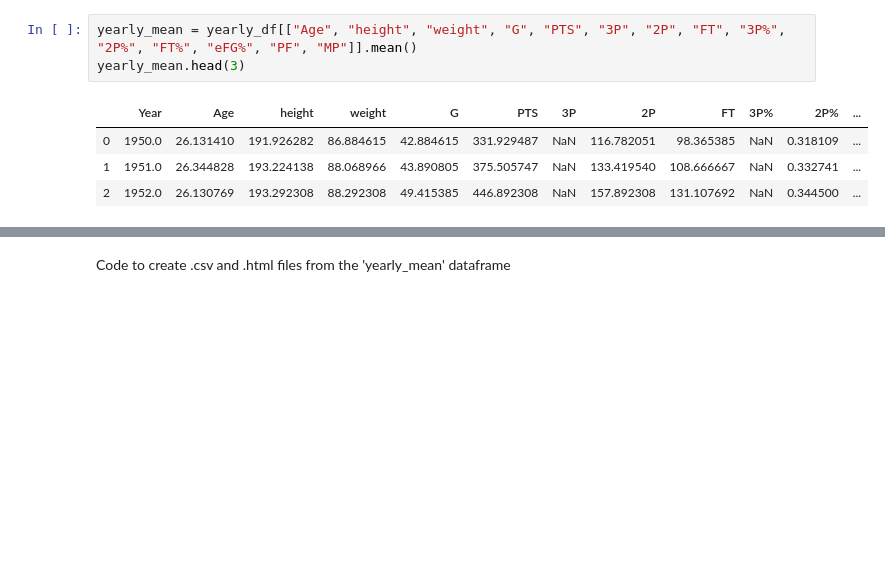
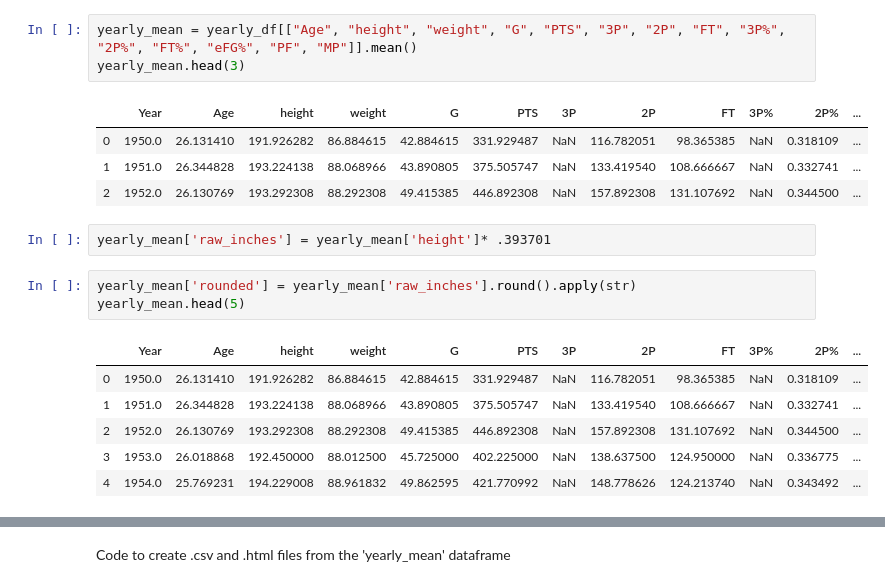
Before and after one commit to ErinMandell/Web-Design-Challenge, a Jupyter notebook: NBA_Seasons_Stats.ipynb, the cells around one changed output, grey strips where cells are left out. Saved outputs shown, nothing was run; the diff lists cells and outputs as text; blank space fills up the shorter version.

```diff
--- a/NBA_Seasons_Stats.ipynb
+++ b/NBA_Seasons_Stats.ipynb
@@ -199,3 +250,15 @@ yearly_mean.head(3)
 | 0 | 1950.0 | 26.131410 | 191.926282 | 86.884615 | 42.884615 | 331.929487 | NaN | 116.782051 | 98.365385 | NaN | 0.318109 | ... |
 | 1 | 1951.0 | 26.344828 | 193.224138 | 88.068966 | 43.890805 | 375.505747 | NaN | 133.419540 | 108.666667 | NaN | 0.332741 | ... |
 | 2 | 1952.0 | 26.130769 | 193.292308 | 88.292308 | 49.415385 | 446.892308 | NaN | 157.892308 | 131.107692 | NaN | 0.344500 | ... |
+# %%
+yearly_mean['raw_inches'] = yearly_mean['height']* .393701
+# %%
+yearly_mean['rounded'] = yearly_mean['raw_inches'].round().apply(str)
+yearly_mean.head(5)
+# %% [output]
+|  | Year | Age | height | weight | G | PTS | 3P | 2P | FT | 3P% | 2P% | ... |
+| 0 | 1950.0 | 26.131410 | 191.926282 | 86.884615 | 42.884615 | 331.929487 | NaN | 116.782051 | 98.365385 | NaN | 0.318109 | ... |
+| 1 | 1951.0 | 26.344828 | 193.224138 | 88.068966 | 43.890805 | 375.505747 | NaN | 133.419540 | 108.666667 | NaN | 0.332741 | ... |
+| 2 | 1952.0 | 26.130769 | 193.292308 | 88.292308 | 49.415385 | 446.892308 | NaN | 157.892308 | 131.107692 | NaN | 0.344500 | ... |
+| 3 | 1953.0 | 26.018868 | 192.450000 | 88.012500 | 45.725000 | 402.225000 | NaN | 138.637500 | 124.950000 | NaN | 0.336775 | ... |
+| 4 | 1954.0 | 25.769231 | 194.229008 | 88.961832 | 49.862595 | 421.770992 | NaN | 148.778626 | 124.213740 | NaN | 0.343492 | ... |
```
Also changed, not shown: parts of 39 cells of this notebook, 8 other files.
